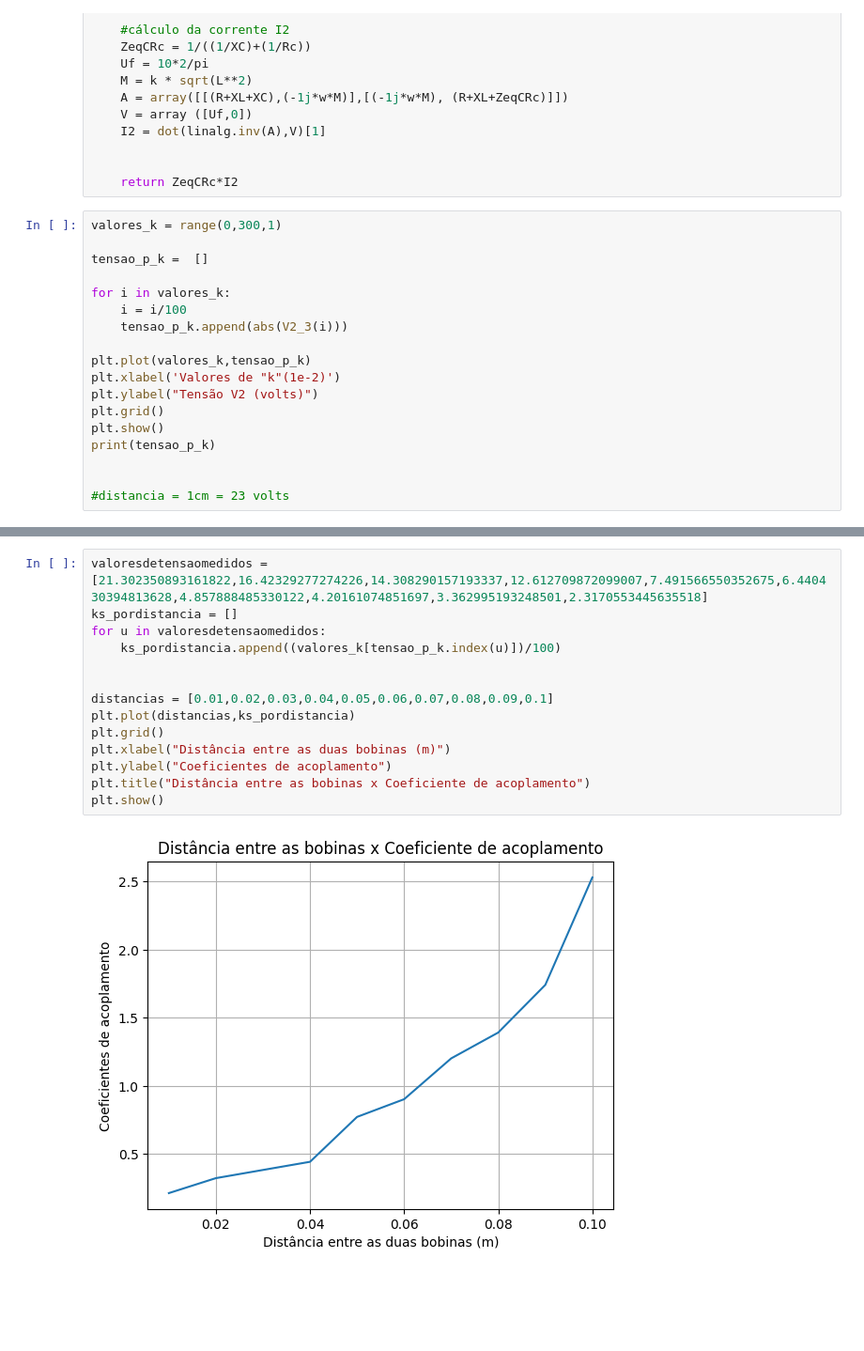
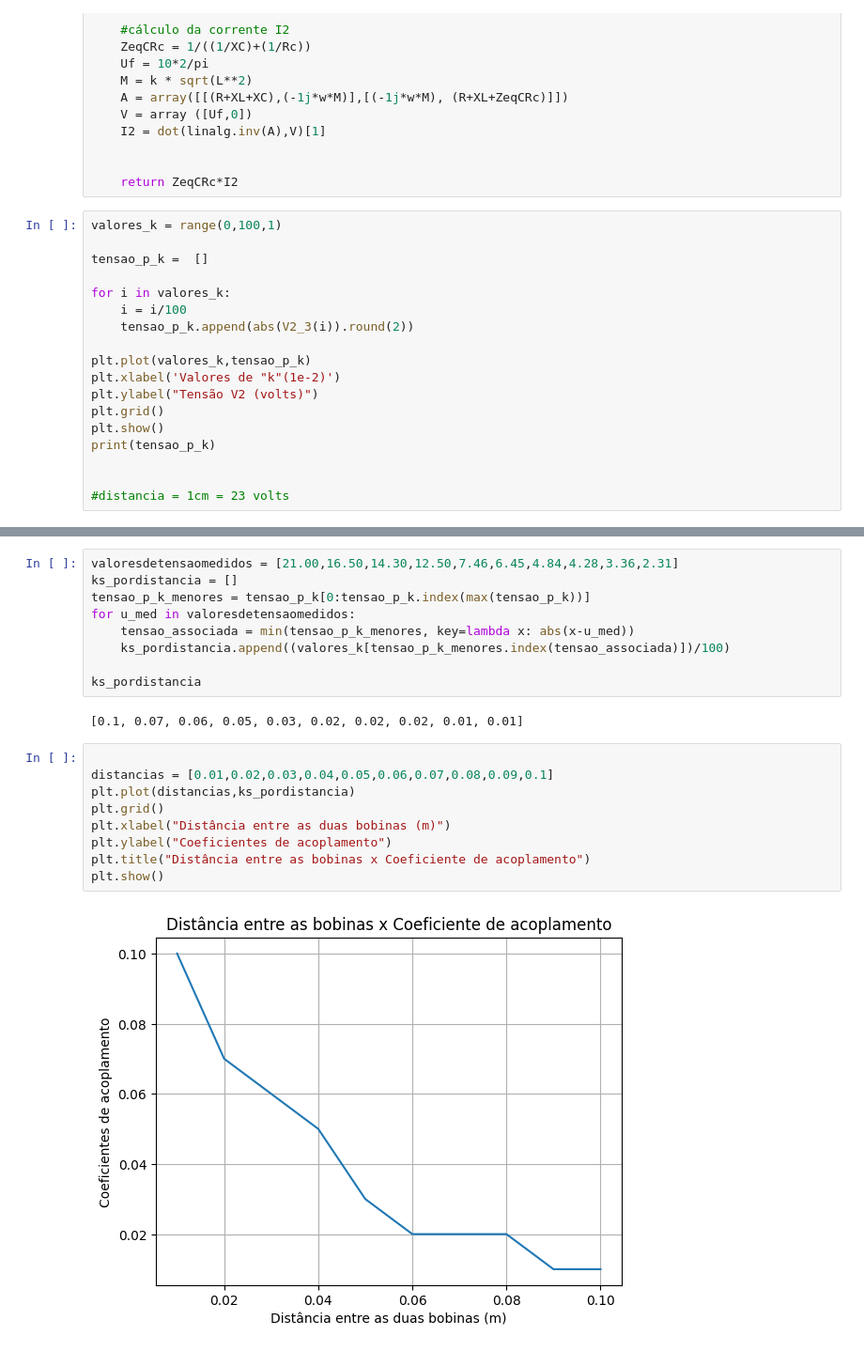
Before and after one commit to brunameinberg/projetoeletromag, a Jupyter notebook: projeto_eletromag_v2.ipynb, the cells around one changed output, grey strips where cells are left out. Shown at 94% size. Drawn from its saved outputs; the diff is of its cells as text; blank space fills up the shorter version.

```diff
--- a/projeto_eletromag_v2.ipynb
+++ b/projeto_eletromag_v2.ipynb
@@ -384,13 +384,13 @@ def V2_3 (k):
 
     return ZeqCRc*I2
 # %%
-valores_k = range(0,300,1)
+valores_k = range(0,100,1)
 
 tensao_p_k =  []
 
 for i in valores_k:
     i = i/100
-    tensao_p_k.append(abs(V2_3(i)))
+    tensao_p_k.append(abs(V2_3(i)).round(2))
 
 plt.plot(valores_k,tensao_p_k)
 plt.xlabel('Valores de "k"(1e-2)')
@@ -407,19 +407,25 @@ print(tensao_p_k)
+# %%
+valoresdetensaomedidos = [21.00,16.50,14.30,12.50,7.46,6.45,4.84,4.28,3.36,2.31]
+ks_pordistancia = []
+tensao_p_k_menores = tensao_p_k[0:tensao_p_k.index(max(tensao_p_k))]
+for u_med in valoresdetensaomedidos:
+    tensao_associada = min(tensao_p_k_menores, key=lambda x: abs(x-u_med))
+    ks_pordistancia.append((valores_k[tensao_p_k_menores.index(tensao_associada)])/100)
+
+ks_pordistancia
+# %% [output]
+[0.1, 0.07, 0.06, 0.05, 0.03, 0.02, 0.02, 0.02, 0.01, 0.01]
 # %%
-valoresdetensaomedidos = [21.302350893161822,16.42329277274226,14.308290157193337,12.612709872099007,7.491566550352675,6.440430394813628,4.857888485330122,4.20161074851697,3.362995193248501,2.3170553445635518]
-ks_pordistancia = []
-for u in valoresdetensaomedidos:
-    ks_pordistancia.append((valores_k[tensao_p_k.index(u)])/100)
-
 
 distancias = [0.01,0.02,0.03,0.04,0.05,0.06,0.07,0.08,0.09,0.1]
 plt.plot(distancias,ks_pordistancia)
 plt.grid()
 plt.xlabel("Distância entre as duas bobinas (m)")
 plt.ylabel("Coeficientes de acoplamento")
 plt.title("Distância entre as bobinas x Coeficiente de acoplamento")
 plt.show()
 # %% [output]
-[figure, old version]
+[figure, new version]
 # %%
 L = 0.152e-3
 mutuas = []
```
Also changed, not shown: parts of 7 cells of this notebook, 2 other files.
